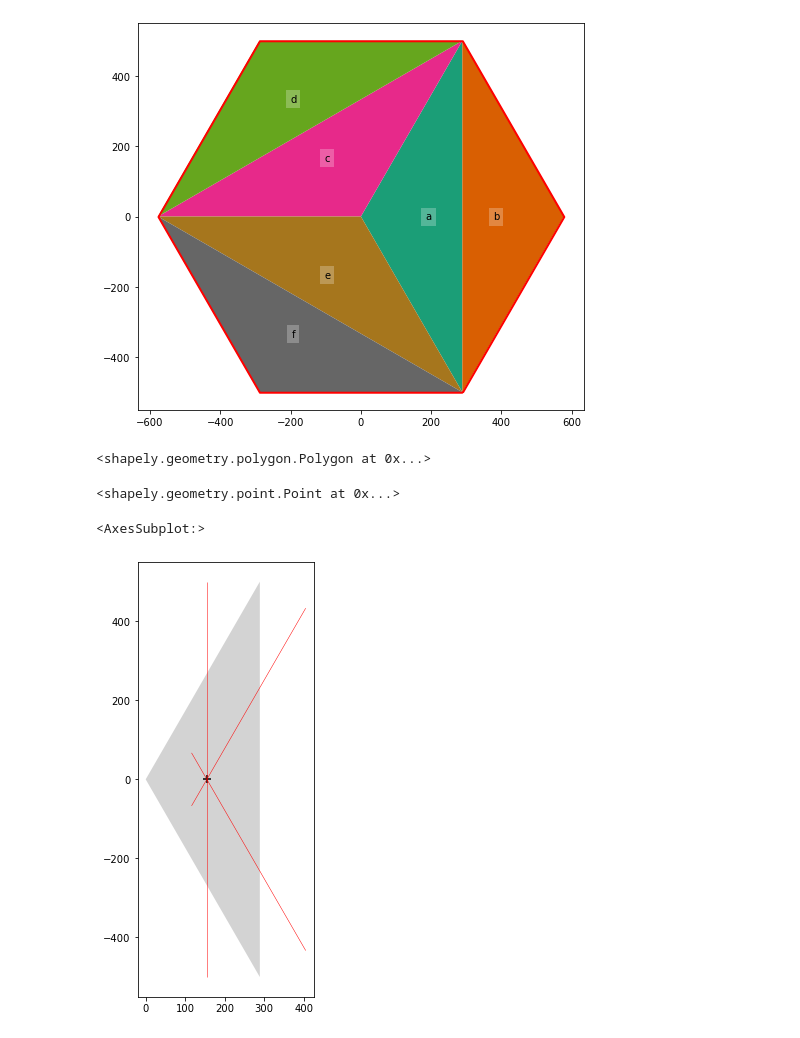
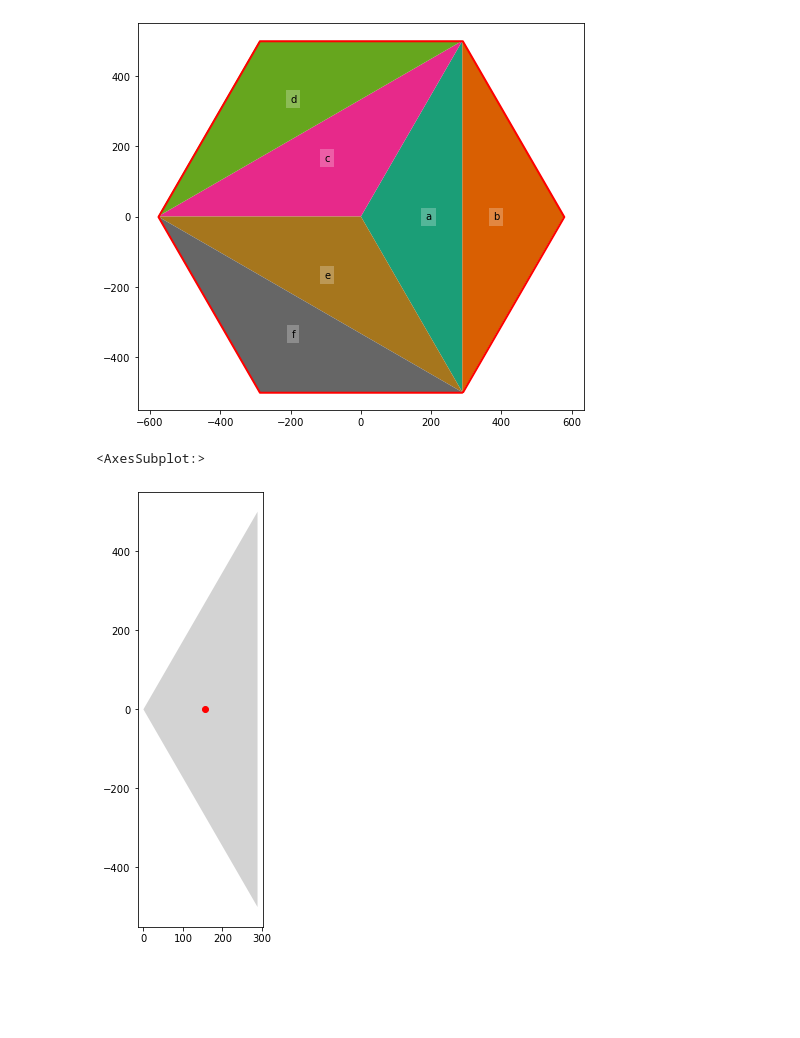
Before and after one commit to DOSull/weaving-space, a Jupyter notebook: twelve.ipynb, the cells around one changed output. Saved outputs shown, nothing was run; the diff lists cells and outputs as text; code cells hidden in the pictures; blank space fills up the shorter version.

```diff
--- a/twelve.ipynb
+++ b/twelve.ipynb
@@ -15,15 +16,3 @@ t = TileUnit(tiling_type = "laves", n = 6, code = "3.12.12")
 t.plot()
 # %% [output]
 [figure]
-# %%
-p = t.elements.geometry[0]
-if not geom.LinearRing(p.exterior.coords).is_ccw:
-    p = geom.Polygon(list(reversed(p.exterior.coords))[:-1])
-p
-# %% [output]
-<shapely.geometry.polygon.Polygon at 0x...>
-# %%
-tiling_utils.get_angle_bisector(
-    p, 2).intersection(tiling_utils.get_angle_bisector(p, 0))
-# %% [output]
-<shapely.geometry.point.Point at 0x...>
@@ -44,7 +19,8 @@ xc = edge_b[0].intersection(edge_b[1])
 # %%
+p = t.elements.geometry[0]
+pt = tiling_utils.incentre(p)
 ax = gpd.GeoSeries([p]).plot(fc = "lightgrey", figsize = (8, 8))
-gpd.GeoSeries(edge_b).plot(ax = ax, ec = "r", fc = "#00000000", lw = 0.5)
-gpd.GeoSeries([xc]).plot(ax = ax, markersize = 50, marker = "+", color = "k")
+gpd.GeoSeries([pt]).plot(ax = ax, color = "r")
 # %% [output]
 <AxesSubplot:>
-[figure, old version]
+[figure, new version]
```
Also changed, not shown: parts of 13 cells of this notebook, 4 other files.
